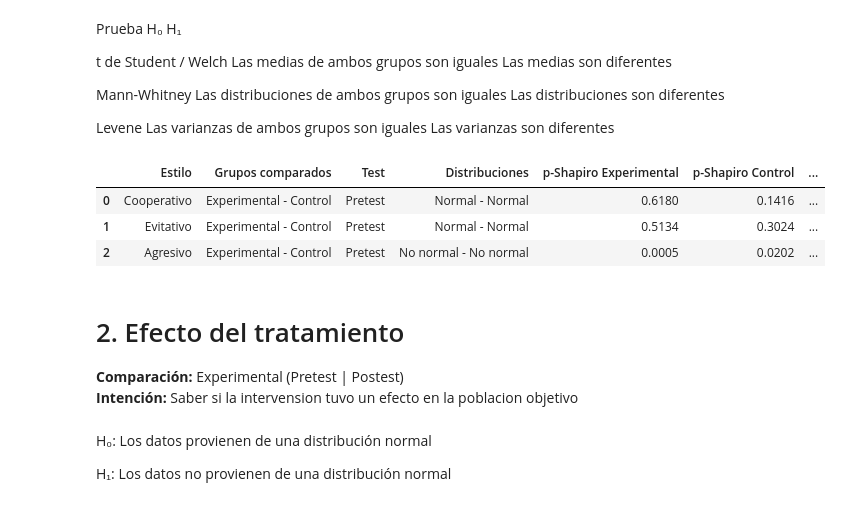
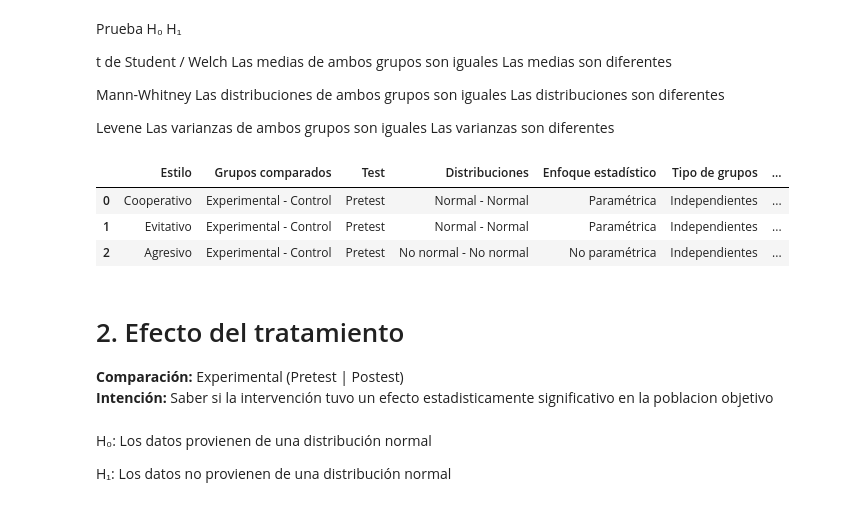
Before and after one commit to Cristian-Arboleda/Diseno-cuasiexperimental-conflictalk-adca, a Jupyter notebook: conflictalk.ipynb, the cells around one changed output. Saved outputs shown, nothing was run; the diff lists cells and outputs as text; code cells hidden in the pictures.

```diff
--- a/conflictalk.ipynb
+++ b/conflictalk.ipynb
@@ -466,12 +450,9 @@ tabla_normalidad.style.format({
 # %%
-import plotly.graph_objects as go
-from plotly.subplots import make_subplots
-from scipy.stats import norm, shapiro
-import numpy as np
 
 # Categorías
 estilos = ['cooperativo', 'evitativo', 'agresivo']
 grupos = ['Control', 'Experimental']
+alpha = 0.05
 
 # Filtrar únicamente Pretest
 pretest = tabla_datos[
@@ -512,15 +493,23 @@ for i, (estilo, grupo) in enumerate(
         (pretest['Grupo'] == grupo)
     ]['Puntaje'].dropna().to_numpy()
 
+    n = len(datos)
+
     # Verificar datos suficientes
-    if len(datos) < 3:
+    if n < 3:
         continue
 
-    # Calcular Shapiro-Wilk automáticamente
+    # Calcular Shapiro-Wilk
     resultado = shapiro(datos)
 
     W = resultado.statistic
     pvalue = resultado.pvalue
+
+    # Decisión de hipótesis
+    if pvalue > alpha:
+        hipotesis = 'No se rechaza H₀'
+    else:
+        hipotesis = 'Se rechaza H₀'
 
     # Crear histograma
     fig.add_trace(
@@ -543,7 +532,6 @@ for i, (estilo, grupo) in enumerate(
     media = np.mean(datos)
     desviacion = np.std(datos, ddof=1)
 
-    # Evitar división por cero
     if desviacion > 0:
 
         # Generar rango para la curva normal
@@ -579,9 +567,15 @@ for i, (estilo, grupo) in enumerate(
         y=0.95,
         xref='x domain',
         yref='y domain',
-        text=f'W = {W:.3f}<br>p = {pvalue:.4f}',
-        showarrow=False,
+        text=(
+            f'n = {n}<br>'
+            f'W = {W:.3f}<br>'
+            f'p = {pvalue:.4f}<br>'
+            f'{hipotesis}<br>'
+        ),
+        #showarrow=False,
         align='right',
+        #bordercolor='gray',
         row=fila,
         col=columna
     )
@@ -592,7 +586,8 @@ fig.update_layout(
     height=900,
     width=1000,
     template='plotly_white',
-    bargap=0.1
+    bargap=0.1,
+    showlegend=False
 )
 
 # Configurar ejes
@@ -609,10 +604,6 @@ Mann-Whitney	Las distribuciones de ambos grupos son iguales	Las distribuciones s
 
 Levene	Las varianzas de ambos grupos son iguales	Las varianzas son diferentes
 # %%
-from scipy.stats import ttest_ind, mannwhitneyu, levene, shapiro
-import numpy as np
-import pandas as pd
-
 alpha = 0.05
 
 # Obtener únicamente los datos del Pretest
@@ -781,8 +772,6 @@ for estilo in estilos:
 
         'Distribuciones': f'{dist_exp} - {dist_control}',
 
-        'p-Shapiro Experimental': p_shapiro_exp,
-        'p-Shapiro Control': p_shapiro_control,
 
         'Enfoque estadístico': enfoque,
         'Tipo de grupos': 'Independientes',
@@ -807,43 +796,41 @@ for estilo in estilos:
     })
 
 
 # ---------------------------------------------
 # Crear DataFrame de resultados
 # ---------------------------------------------
 
 tabla_comparacion = pd.DataFrame(resultados)
 
 # Redondear resultados
 columnas_redondear = [
-    'p-Shapiro Experimental',
-    'p-Shapiro Control',
     'Estadístico Levene',
     'p-valor Levene',
     'Estadístico',
     'pvalue'
 ]
 
 tabla_comparacion[columnas_redondear] = (
     tabla_comparacion[columnas_redondear].round(4)
 )
 
 # Redondear grados de libertad
 tabla_comparacion['gl'] = tabla_comparacion['gl'].apply(
     lambda x: round(x, 2)
     if pd.notna(x)
     else np.nan
 )
 
 tabla_comparacion
 # %% [output]
-|  | Estilo | Grupos comparados | Test | Distribuciones | p-Shapiro Experimental | p-Shapiro Control | ... |
-| 0 | Cooperativo | Experimental - Control | Pretest | Normal - Normal | 0.6180 | 0.1416 | ... |
-| 1 | Evitativo | Experimental - Control | Pretest | Normal - Normal | 0.5134 | 0.3024 | ... |
-| 2 | Agresivo | Experimental - Control | Pretest | No normal - No normal | 0.0005 | 0.0202 | ... |
+|  | Estilo | Grupos comparados | Test | Distribuciones | Enfoque estadístico | Tipo de grupos | ... |
+| 0 | Cooperativo | Experimental - Control | Pretest | Normal - Normal | Paramétrica | Independientes | ... |
+| 1 | Evitativo | Experimental - Control | Pretest | Normal - Normal | Paramétrica | Independientes | ... |
+| 2 | Agresivo | Experimental - Control | Pretest | No normal - No normal | No paramétrica | Independientes | ... |
 # %% [markdown]
 # 2. Efecto del tratamiento <br>
 **Comparación:** Experimental (Pretest | Postest) <br>
-**Intención:**  Saber si la intervension tuvo un efecto en la poblacion objetivo
+**Intención:**  Saber si la intervención tuvo un efecto estadisticamente significativo en la poblacion objetivo
 # %% [markdown]
 H₀: Los datos provienen de una distribución normal
 
```
Also changed, not shown: parts of 15 cells of this notebook.
